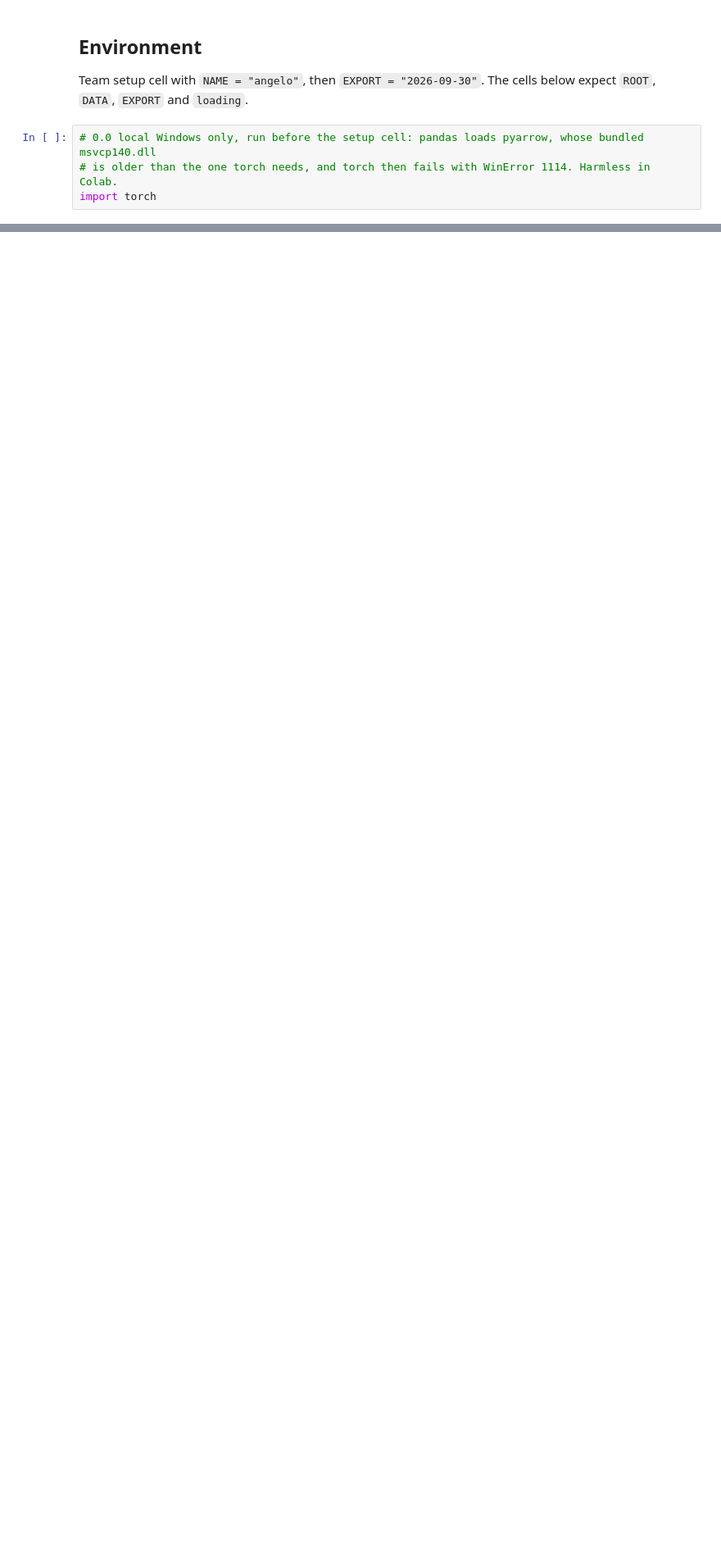
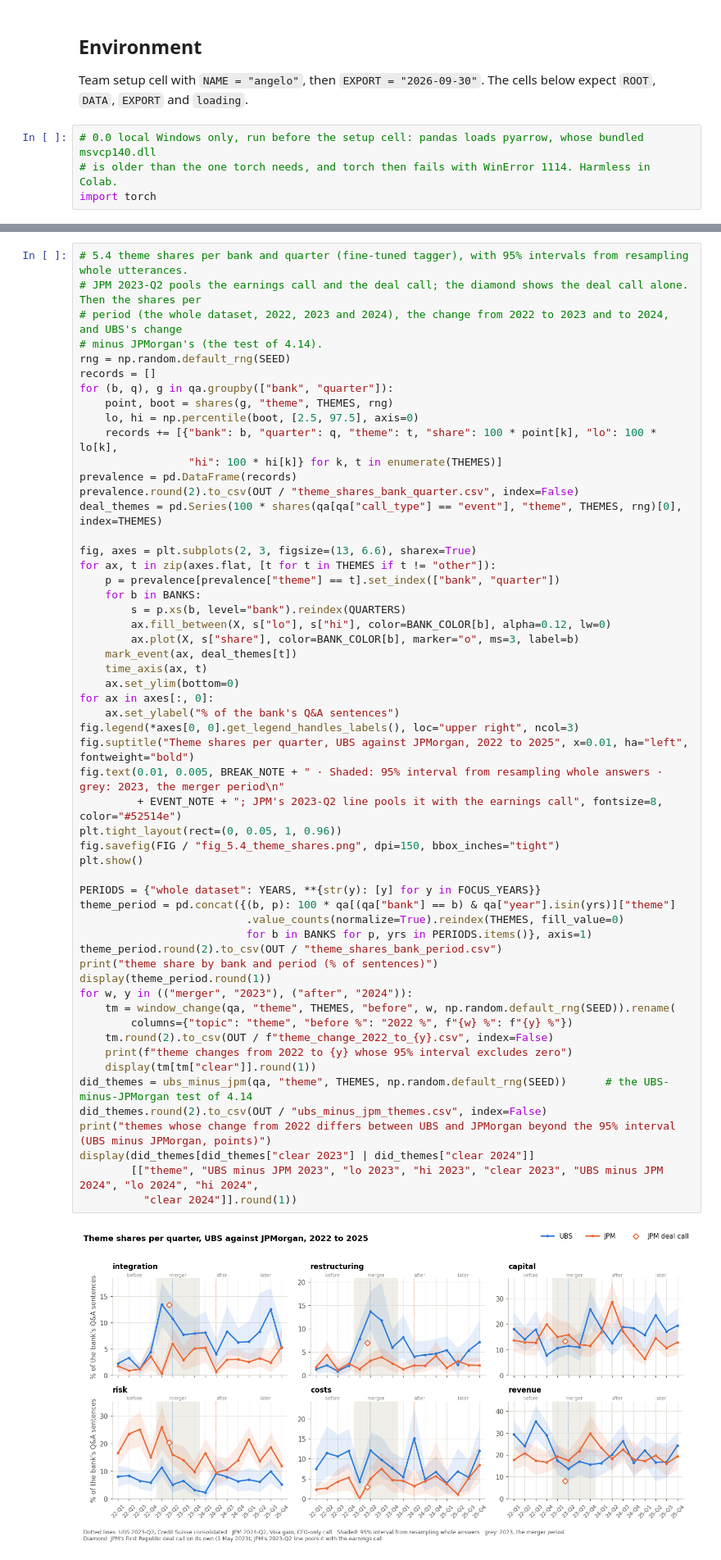
Before and after one commit to maybebool/boe-financial-analysis, a Jupyter notebook: notebooks/angelo/angelo_a3.ipynb, the cells around one changed output, grey strips where cells are left out. Shown at 82% size. Drawn from its saved outputs; the diff is of its cells as text; blank space fills up the shorter version.

```diff
--- a/notebooks/angelo/angelo_a3.ipynb
+++ b/notebooks/angelo/angelo_a3.ipynb
@@ -1753,0 +2247,57 @@ The analyst side shows what the market wants explained. A subject analysts keep
+# %%
+# 5.4 theme shares per bank and quarter (fine-tuned tagger), with 95% intervals from resampling whole utterances.
+# JPM 2023-Q2 pools the earnings call and the deal call; the diamond shows the deal call alone. Then the shares per
+# period (the whole dataset, 2022, 2023 and 2024), the change from 2022 to 2023 and to 2024, and UBS's change
+# minus JPMorgan's (the test of 4.14).
+rng = np.random.default_rng(SEED)
+records = []
+for (b, q), g in qa.groupby(["bank", "quarter"]):
+    point, boot = shares(g, "theme", THEMES, rng)
+    lo, hi = np.percentile(boot, [2.5, 97.5], axis=0)
+    records += [{"bank": b, "quarter": q, "theme": t, "share": 100 * point[k], "lo": 100 * lo[k],
+                 "hi": 100 * hi[k]} for k, t in enumerate(THEMES)]
+prevalence = pd.DataFrame(records)
+prevalence.round(2).to_csv(OUT / "theme_shares_bank_quarter.csv", index=False)
+deal_themes = pd.Series(100 * shares(qa[qa["call_type"] == "event"], "theme", THEMES, rng)[0], index=THEMES)
+
+fig, axes = plt.subplots(2, 3, figsize=(13, 6.6), sharex=True)
+for ax, t in zip(axes.flat, [t for t in THEMES if t != "other"]):
+    p = prevalence[prevalence["theme"] == t].set_index(["bank", "quarter"])
+    for b in BANKS:
+        s = p.xs(b, level="bank").reindex(QUARTERS)
+        ax.fill_between(X, s["lo"], s["hi"], color=BANK_COLOR[b], alpha=0.12, lw=0)
+        ax.plot(X, s["share"], color=BANK_COLOR[b], marker="o", ms=3, label=b)
+    mark_event(ax, deal_themes[t])
+    time_axis(ax, t)
+    ax.set_ylim(bottom=0)
+for ax in axes[:, 0]:
+    ax.set_ylabel("% of the bank's Q&A sentences")
+fig.legend(*axes[0, 0].get_legend_handles_labels(), loc="upper right", ncol=3)
+fig.suptitle("Theme shares per quarter, UBS against JPMorgan, 2022 to 2025", x=0.01, ha="left", fontweight="bold")
+fig.text(0.01, 0.005, BREAK_NOTE + " · Shaded: 95% interval from resampling whole answers · grey: 2023, the merger period\n"
+         + EVENT_NOTE + "; JPM's 2023-Q2 line pools it with the earnings call", fontsize=8, color="#52514e")
+plt.tight_layout(rect=(0, 0.05, 1, 0.96))
+fig.savefig(FIG / "fig_5.4_theme_shares.png", dpi=150, bbox_inches="tight")
+plt.show()
+
+PERIODS = {"whole dataset": YEARS, **{str(y): [y] for y in FOCUS_YEARS}}
+theme_period = pd.concat({(b, p): 100 * qa[(qa["bank"] == b) & qa["year"].isin(yrs)]["theme"]
+                          .value_counts(normalize=True).reindex(THEMES, fill_value=0)
+                          for b in BANKS for p, yrs in PERIODS.items()}, axis=1)
+theme_period.round(2).to_csv(OUT / "theme_shares_bank_period.csv")
+print("theme share by bank and period (% of sentences)")
+display(theme_period.round(1))
+for w, y in (("merger", "2023"), ("after", "2024")):
+    tm = window_change(qa, "theme", THEMES, "before", w, np.random.default_rng(SEED)).rename(
+        columns={"topic": "theme", "before %": "2022 %", f"{w} %": f"{y} %"})
+    tm.round(2).to_csv(OUT / f"theme_change_2022_to_{y}.csv", index=False)
+    print(f"theme changes from 2022 to {y} whose 95% interval excludes zero")
+    display(tm[tm["clear"]].round(1))
+did_themes = ubs_minus_jpm(qa, "theme", THEMES, np.random.default_rng(SEED))      # the UBS-minus-JPMorgan test of 4.14
+did_themes.round(2).to_csv(OUT / "ubs_minus_jpm_themes.csv", index=False)
+print("themes whose change from 2022 differs between UBS and JPMorgan beyond the 95% interval (UBS minus JPMorgan, points)")
+display(did_themes[did_themes["clear 2023"] | did_themes["clear 2024"]]
+        [["theme", "UBS minus JPM 2023", "lo 2023", "hi 2023", "clear 2023", "UBS minus JPM 2024", "lo 2024", "hi 2024",
+          "clear 2024"]].round(1))
+# %% [output]
+[figure, added]
```
Also changed, not shown: parts of 187 cells of this notebook.
